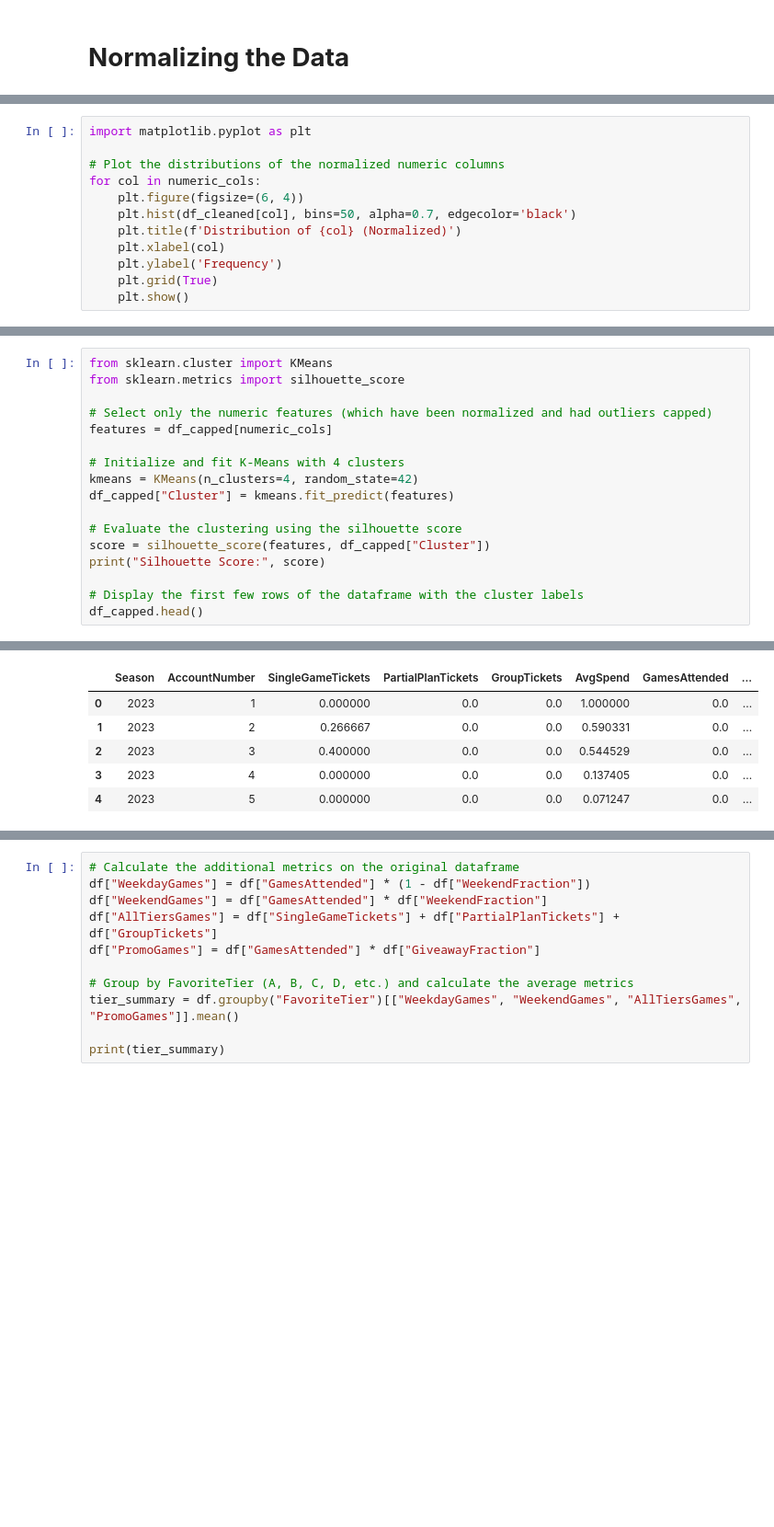
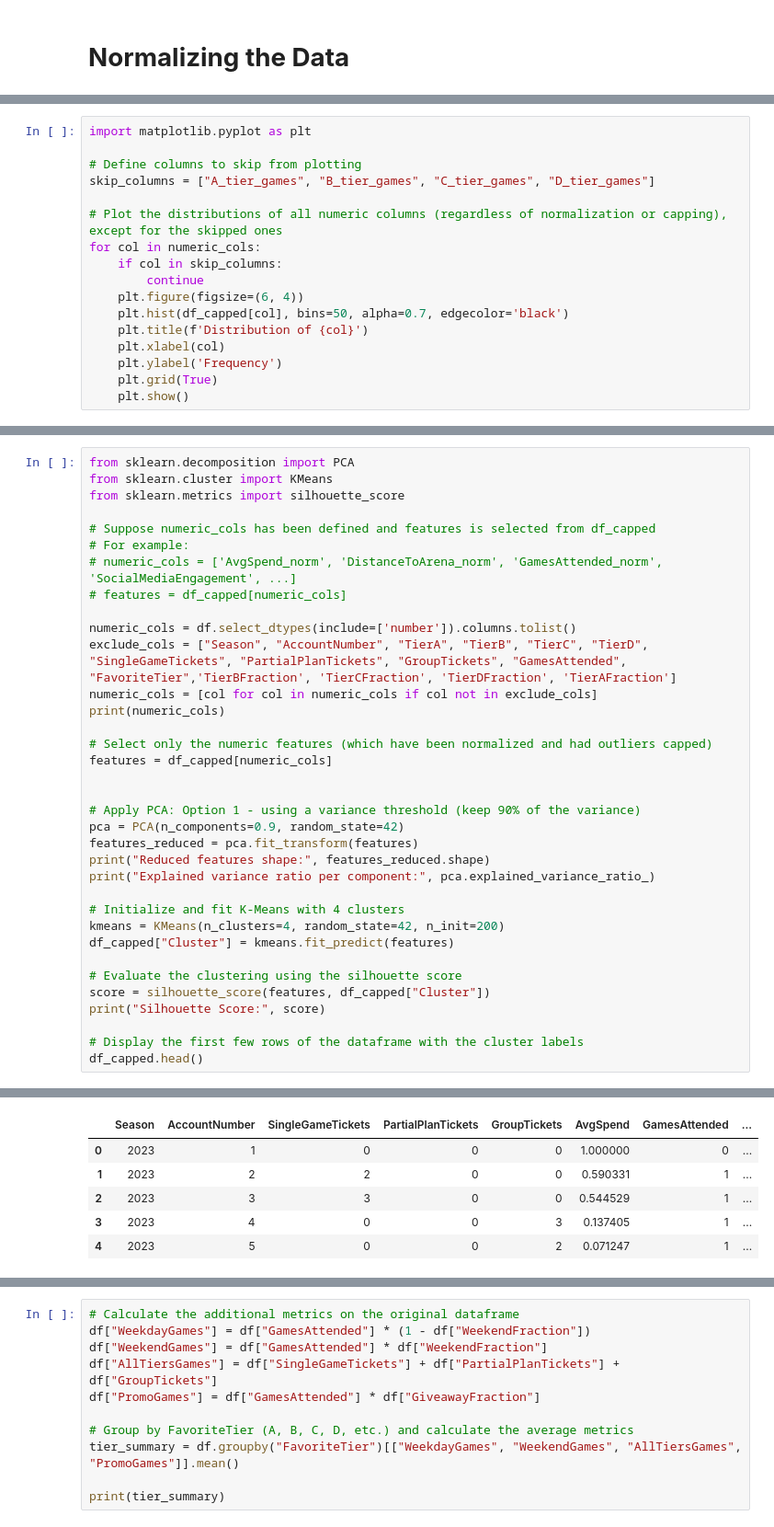
Before and after one commit to gowdu0/BUCKSHACKATHON, a Jupyter notebook: cleanData/cleanData.ipynb, the cells around one changed output, grey strips where cells are left out. Shown at 92% size. Saved outputs shown, nothing was run; the diff lists cells and outputs as text; blank space fills up the shorter version.

Commit message:
clustering 5

```diff
--- a/cleanData/cleanData.ipynb
+++ b/cleanData/cleanData.ipynb
@@ -320,11 +323,16 @@ df_capped.head()
 # %%
 import matplotlib.pyplot as plt
 
-# Plot the distributions of the normalized numeric columns
+# Define columns to skip from plotting
+skip_columns = ["A_tier_games", "B_tier_games", "C_tier_games", "D_tier_games"]
+
+# Plot the distributions of all numeric columns (regardless of normalization or capping), except for the skipped ones
 for col in numeric_cols:
+    if col in skip_columns:
+        continue
     plt.figure(figsize=(6, 4))
-    plt.hist(df_cleaned[col], bins=50, alpha=0.7, edgecolor='black')
-    plt.title(f'Distribution of {col} (Normalized)')
+    plt.hist(df_capped[col], bins=50, alpha=0.7, edgecolor='black')
+    plt.title(f'Distribution of {col}')
     plt.xlabel(col)
     plt.ylabel('Frequency')
     plt.grid(True)
@@ -335,12 +350,30 @@ NameError: name 'df_cleaned' is not defined
 # %%
+from sklearn.decomposition import PCA
 from sklearn.cluster import KMeans
 from sklearn.metrics import silhouette_score
+
+# Suppose numeric_cols has been defined and features is selected from df_capped
+# For example:
+# numeric_cols = ['AvgSpend_norm', 'DistanceToArena_norm', 'GamesAttended_norm', 'SocialMediaEngagement', ...]
+# features = df_capped[numeric_cols]
+
+numeric_cols = df.select_dtypes(include=['number']).columns.tolist()
+exclude_cols = ["Season", "AccountNumber", "TierA", "TierB", "TierC", "TierD", "SingleGameTickets", "PartialPlanTickets", "GroupTickets", "GamesAttended", "FavoriteTier",'TierBFraction', 'TierCFraction', 'TierDFraction', 'TierAFraction']
+numeric_cols = [col for col in numeric_cols if col not in exclude_cols]
+print(numeric_cols)
 
 # Select only the numeric features (which have been normalized and had outliers capped)
 features = df_capped[numeric_cols]
 
+
+# Apply PCA: Option 1 - using a variance threshold (keep 90% of the variance)
+pca = PCA(n_components=0.9, random_state=42)
+features_reduced = pca.fit_transform(features)
+print("Reduced features shape:", features_reduced.shape)
+print("Explained variance ratio per component:", pca.explained_variance_ratio_)
+
 # Initialize and fit K-Means with 4 clusters
-kmeans = KMeans(n_clusters=4, random_state=42)
+kmeans = KMeans(n_clusters=4, random_state=42, n_init=200)
 df_capped["Cluster"] = kmeans.fit_predict(features)
 
 # Evaluate the clustering using the silhouette score
@@ -354,9 +391,9 @@ Silhouette Score: 0.19797477164036106
 |  | Season | AccountNumber | SingleGameTickets | PartialPlanTickets | GroupTickets | AvgSpend | GamesAttended | ... |
-| 0 | 2023 | 1 | 0.000000 | 0.0 | 0.0 | 1.000000 | 0.0 | ... |
-| 1 | 2023 | 2 | 0.266667 | 0.0 | 0.0 | 0.590331 | 0.0 | ... |
-| 2 | 2023 | 3 | 0.400000 | 0.0 | 0.0 | 0.544529 | 0.0 | ... |
-| 3 | 2023 | 4 | 0.000000 | 0.0 | 0.0 | 0.137405 | 0.0 | ... |
-| 4 | 2023 | 5 | 0.000000 | 0.0 | 0.0 | 0.071247 | 0.0 | ... |
+| 0 | 2023 | 1 | 0 | 0 | 0 | 1.000000 | 0 | ... |
+| 1 | 2023 | 2 | 2 | 0 | 0 | 0.590331 | 1 | ... |
+| 2 | 2023 | 3 | 3 | 0 | 0 | 0.544529 | 1 | ... |
+| 3 | 2023 | 4 | 0 | 0 | 3 | 0.137405 | 1 | ... |
+| 4 | 2023 | 5 | 0 | 0 | 2 | 0.071247 | 1 | ... |
 5 rows × 33 columns
 # %%
 import matplotlib.pyplot as plt
```
Also changed, not shown: parts of 10 cells of this notebook, 1 other file.
